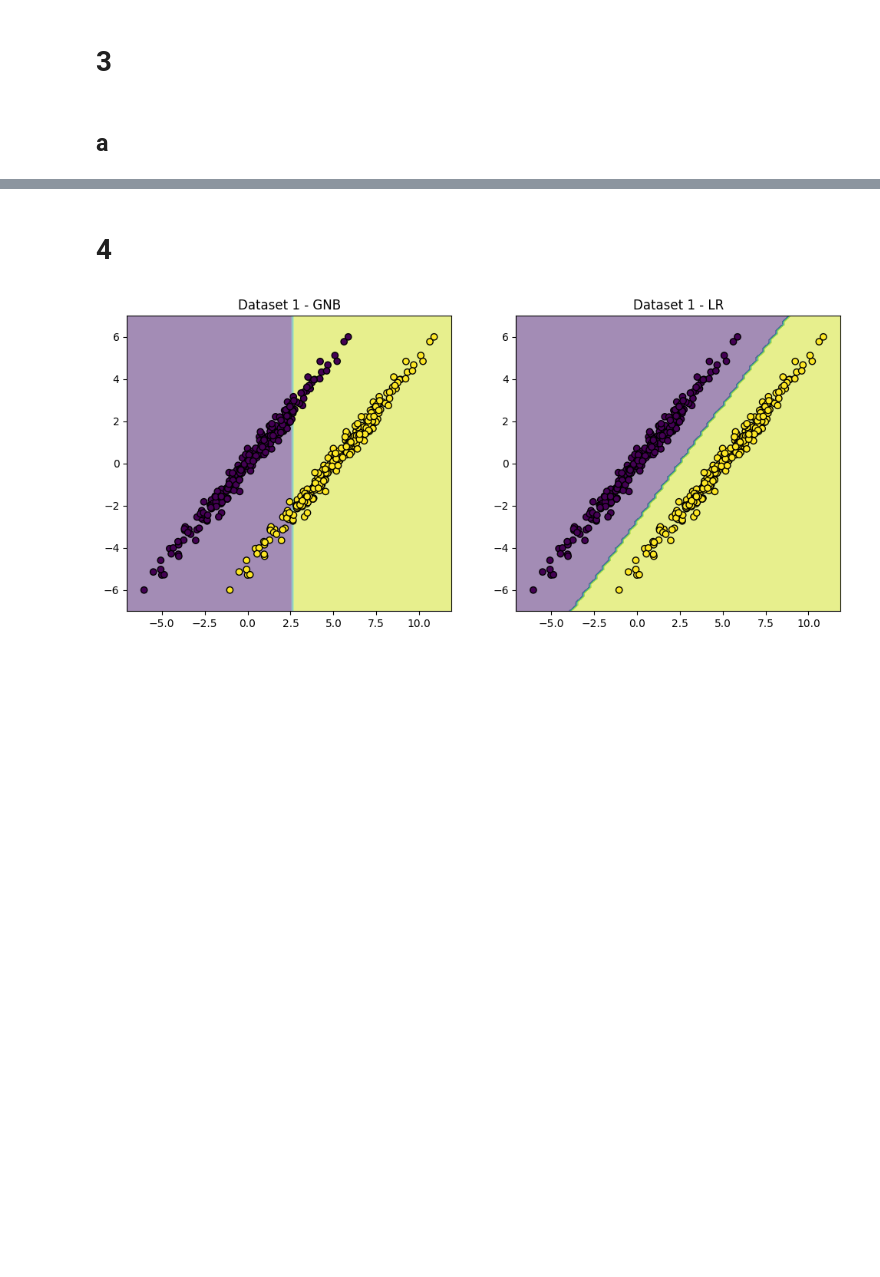
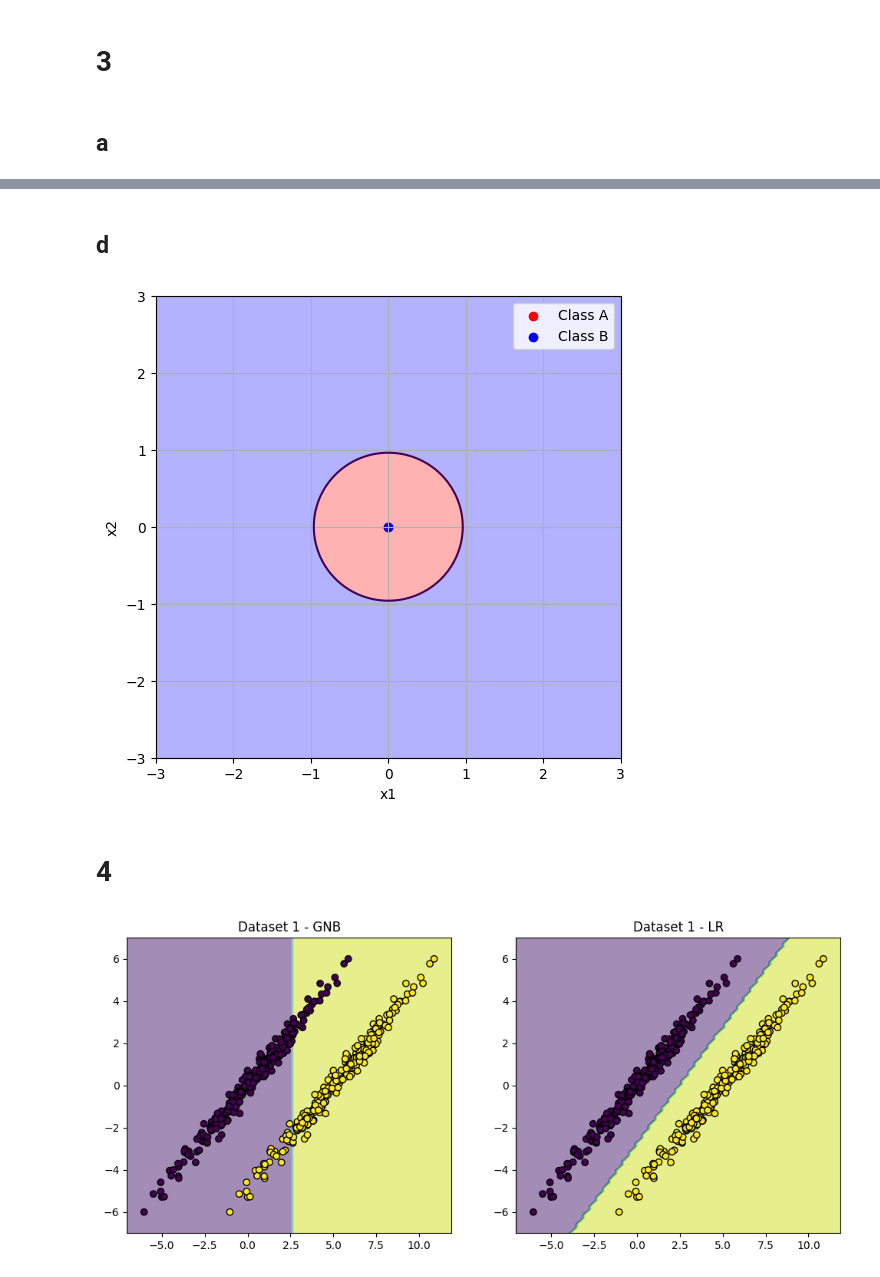
Before and after one commit to TangyKiwi/DSC-240, a Jupyter notebook: HW3/hw3_code.ipynb, the cells around one changed output, grey strips where cells are left out. Saved outputs shown, nothing was run; the diff lists cells and outputs as text; code cells hidden in the pictures; blank space fills up the shorter version.

```diff
--- a/HW3/h3_code.ipynb
+++ b/HW3/hw3_code.ipynb
@@ -29,3 +72,22 @@ plt.show()
+# %% [markdown]
+## d
+# %%
+dist2 = X1**2 + X2**2
+
+Z = -(d/2)*np.log(sigma2) - (1/(2*sigma2))*dist2 + 0.5*dist2
+
+plt.figure(figsize=(6, 6))
+plt.contourf(X1, X2, Z, levels=[-1e9, 0, 1e9], colors=["blue", "red"], alpha=0.3)
+plt.contour(X1, X2, Z, levels=[0])
+plt.scatter(mu1[0], mu1[1], color='red', label='Class A')
+plt.scatter(mu1[0], mu1[1], color='blue', label='Class B')
+plt.legend()
+plt.xlabel('x1')
+plt.ylabel('x2')
+plt.grid(True)
+plt.show()
+# %% [output]
+[figure, added]
 # %% [markdown]
 # 4
 # %%
```
Also changed, not shown: parts of 5 cells of this notebook, 7 other files.
